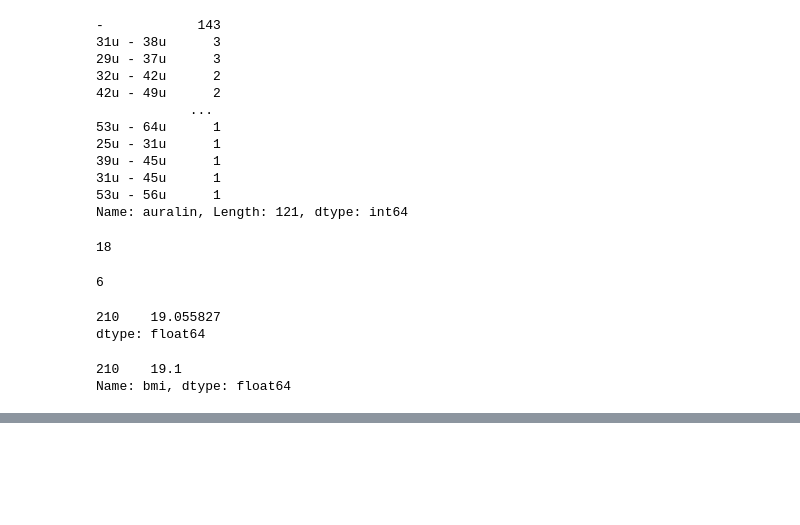
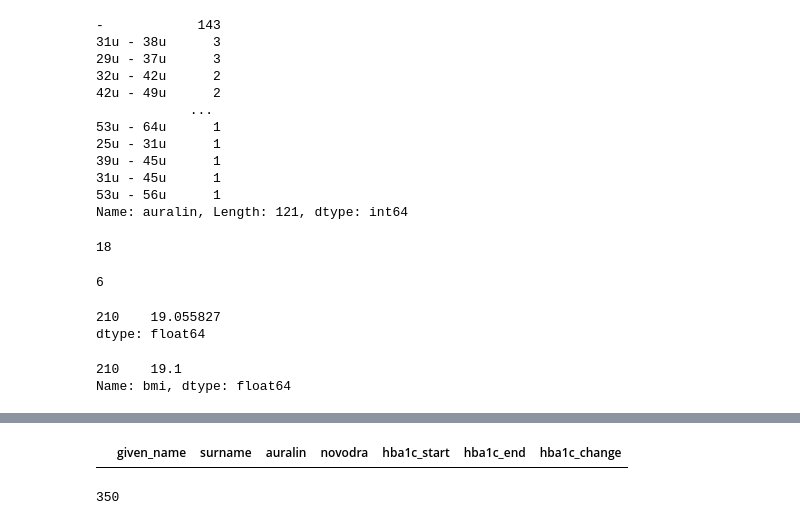
Before and after one commit to jacyee/insulin-drug-analysis, a Jupyter notebook: insulin_drug.ipynb, the cells around one changed output, grey strips where cells are left out. Saved outputs shown, nothing was run; the diff lists cells and outputs as text; code cells hidden in the pictures; blank space fills up the shorter version.

```diff
--- a/insulin_drug.ipynb
+++ b/insulin_drug.ipynb
@@ -287,0 +401,3 @@ Name: bmi, dtype: float64
+# %%
+treatments_clean = pd.concat([treatments,treatments_cut],ignore_index=True)
+treatments_clean.count()
@@ -287,0 +434,12 @@ Name: bmi, dtype: float64
+# %%
+# define: Recalculate the hba1c_change column: hba1c_start minus hba1c_end
+treatments_clean.hba1c_change = (treatments_clean.hba1c_start -
+                                 treatments_clean.hba1c_end)
+# %%
+treatments_clean[treatments_clean.hba1c_change.isnull()==True]
+# %% [output]
+|  | given_name | surname | auralin | novodra | hba1c_start | hba1c_end | hba1c_change |
+# %%
+treatments_clean.hba1c_change.count()
+# %% [output]
+350
```
Also changed, not shown: parts of 14 cells of this notebook.
